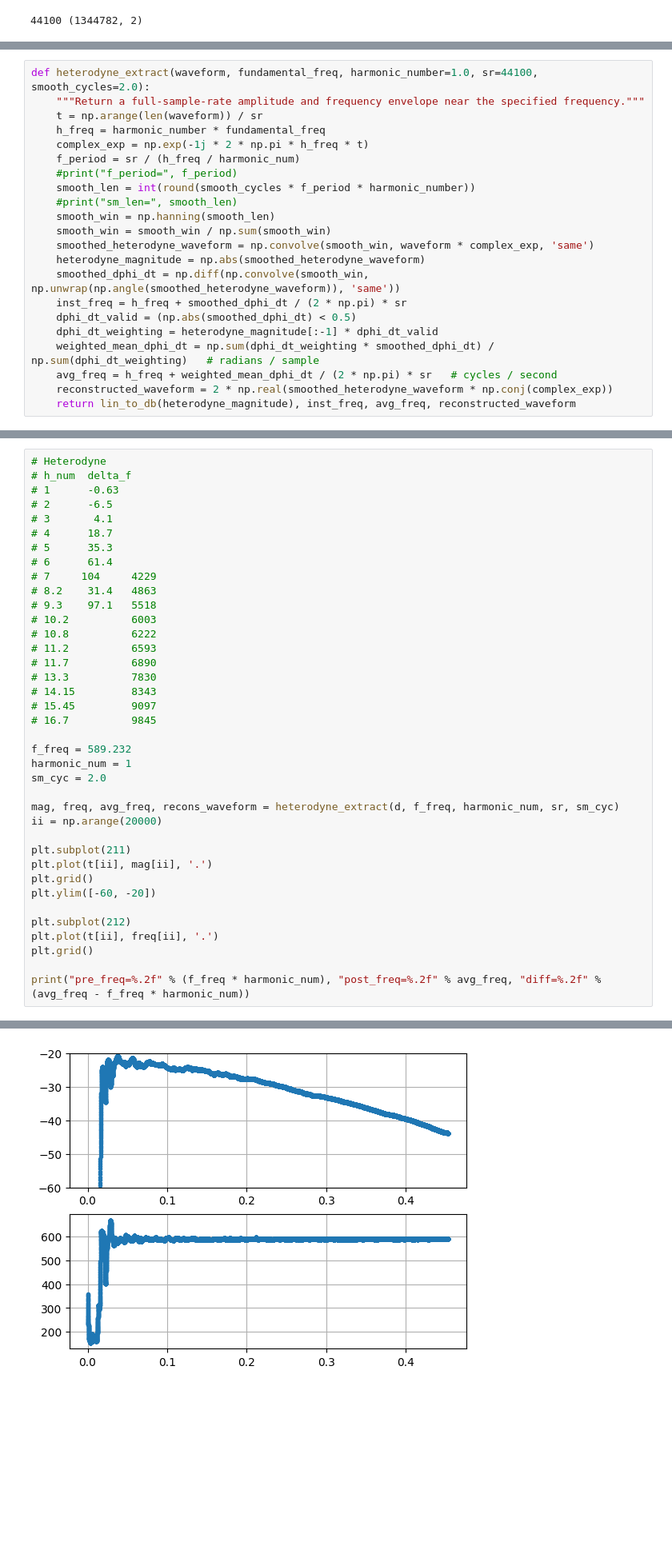
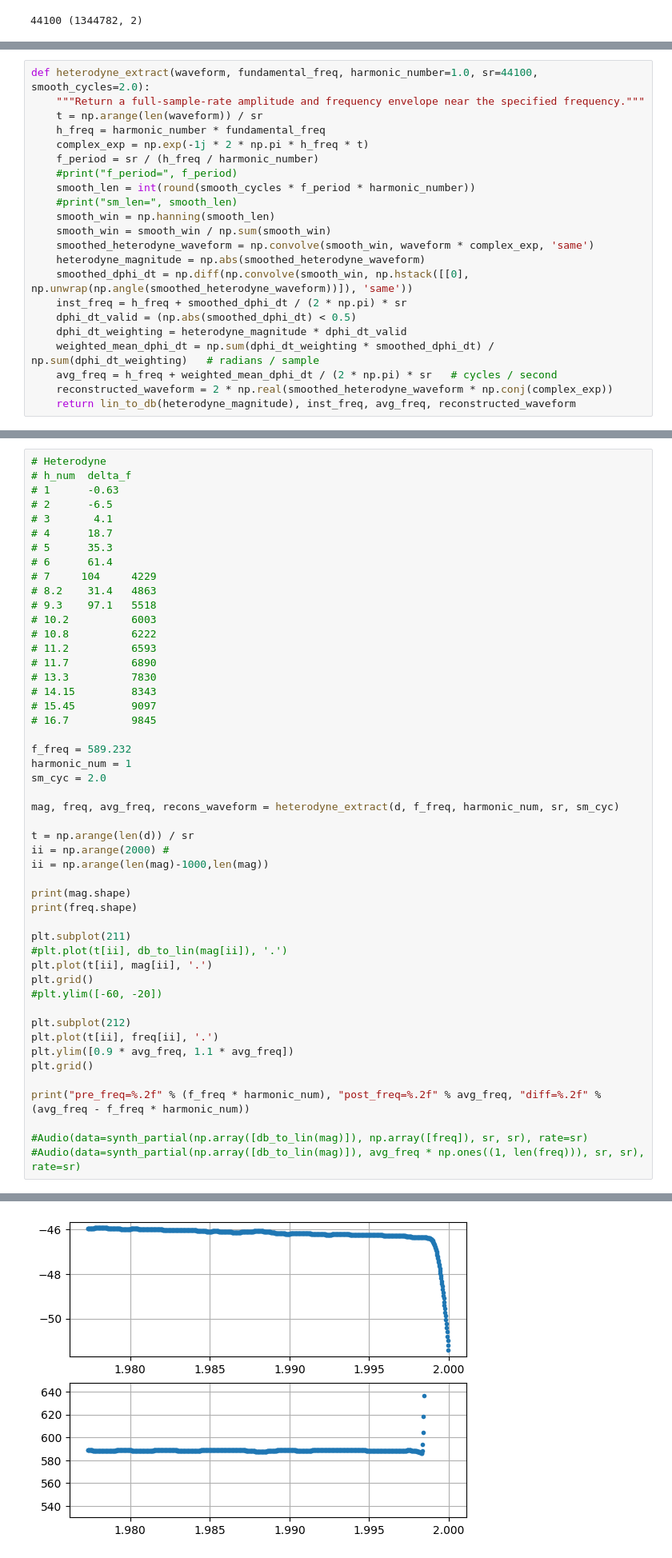
Before and after one commit to shorepine/amy, a Jupyter notebook: piano_heterodyne.ipynb, the cells around one changed output, grey strips where cells are left out. Shown at 80% size. Cells and saved outputs as stored; diff of their text form; blank space fills up the shorter version.

```diff
--- a/piano_heterodyne.ipynb
+++ b/piano_heterodyne.ipynb
@@ -92,7 +92,7 @@ def heterodyne_extract(waveform, fundamental_freq, harmonic_number=1.0, sr=44100
     t = np.arange(len(waveform)) / sr
     h_freq = harmonic_number * fundamental_freq
     complex_exp = np.exp(-1j * 2 * np.pi * h_freq * t)
-    f_period = sr / (h_freq / harmonic_num)
+    f_period = sr / (h_freq / harmonic_number)
     #print("f_period=", f_period)
     smooth_len = int(round(smooth_cycles * f_period * harmonic_number))
     #print("sm_len=", smooth_len)
@@ -100,10 +100,10 @@ def heterodyne_extract(waveform, fundamental_freq, harmonic_number=1.0, sr=44100
     smooth_win = smooth_win / np.sum(smooth_win)
     smoothed_heterodyne_waveform = np.convolve(smooth_win, waveform * complex_exp, 'same')
     heterodyne_magnitude = np.abs(smoothed_heterodyne_waveform)
-    smoothed_dphi_dt = np.diff(np.convolve(smooth_win, np.unwrap(np.angle(smoothed_heterodyne_waveform)), 'same'))
+    smoothed_dphi_dt = np.diff(np.convolve(smooth_win, np.hstack([[0], np.unwrap(np.angle(smoothed_heterodyne_waveform))]), 'same'))
     inst_freq = h_freq + smoothed_dphi_dt / (2 * np.pi) * sr
     dphi_dt_valid = (np.abs(smoothed_dphi_dt) < 0.5)
-    dphi_dt_weighting = heterodyne_magnitude[:-1] * dphi_dt_valid
+    dphi_dt_weighting = heterodyne_magnitude * dphi_dt_valid
     weighted_mean_dphi_dt = np.sum(dphi_dt_weighting * smoothed_dphi_dt) / np.sum(dphi_dt_weighting)   # radians / sample
     avg_freq = h_freq + weighted_mean_dphi_dt / (2 * np.pi) * sr   # cycles / second
     reconstructed_waveform = 2 * np.real(smoothed_heterodyne_waveform * np.conj(complex_exp))
@@ -134,16 +187,27 @@ harmonic_num = 1
 sm_cyc = 2.0
 
 mag, freq, avg_freq, recons_waveform = heterodyne_extract(d, f_freq, harmonic_num, sr, sm_cyc)
-ii = np.arange(20000)
+
+t = np.arange(len(d)) / sr
+ii = np.arange(2000) #
+ii = np.arange(len(mag)-1000,len(mag))
+
+print(mag.shape)
+print(freq.shape)
 
 plt.subplot(211)
+#plt.plot(t[ii], db_to_lin(mag[ii]), '.')
 plt.plot(t[ii], mag[ii], '.')
 plt.grid()
-plt.ylim([-60, -20])
+#plt.ylim([-60, -20])
 
 plt.subplot(212)
 plt.plot(t[ii], freq[ii], '.')
+plt.ylim([0.9 * avg_freq, 1.1 * avg_freq])
 plt.grid()
 
 print("pre_freq=%.2f" % (f_freq * harmonic_num), "post_freq=%.2f" % avg_freq, "diff=%.2f" % (avg_freq - f_freq * harmonic_num))
+
+#Audio(data=synth_partial(np.array([db_to_lin(mag)]), np.array([freq]), sr, sr), rate=sr)
+#Audio(data=synth_partial(np.array([db_to_lin(mag)]), avg_freq * np.ones((1, len(freq))), sr, sr), rate=sr)
 # %% [output]
@@ -150,4 +216,4 @@ print("pre_freq=%.2f" % (f_freq * harmonic_num), "post_freq=%.2f" % avg_freq, "d
 pre_freq=589.23 post_freq=588.73 diff=-0.50
-[figure, old version]
+[figure, new version]
 # %%
 recons_d = np.zeros_like(d)
```
Also changed, not shown: parts of 13 cells of this notebook, 3 other files.
